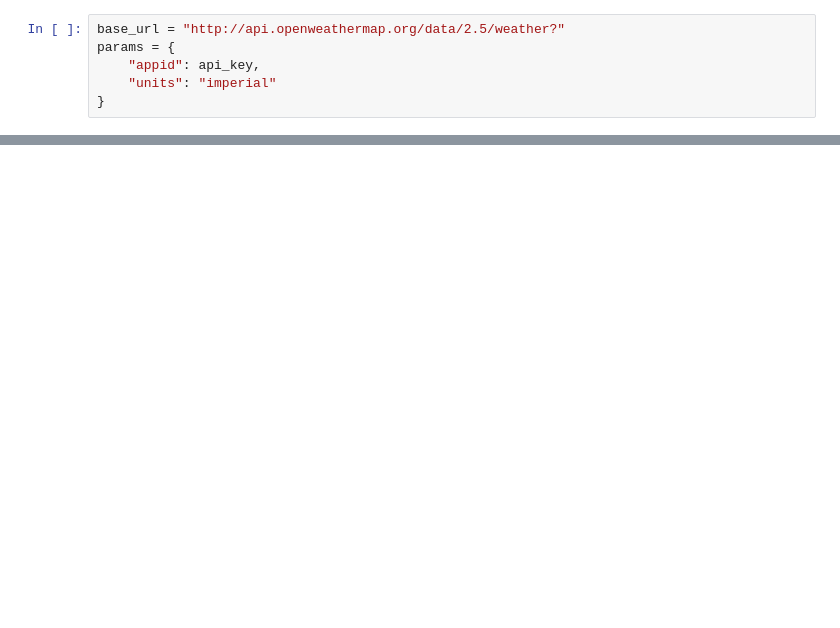
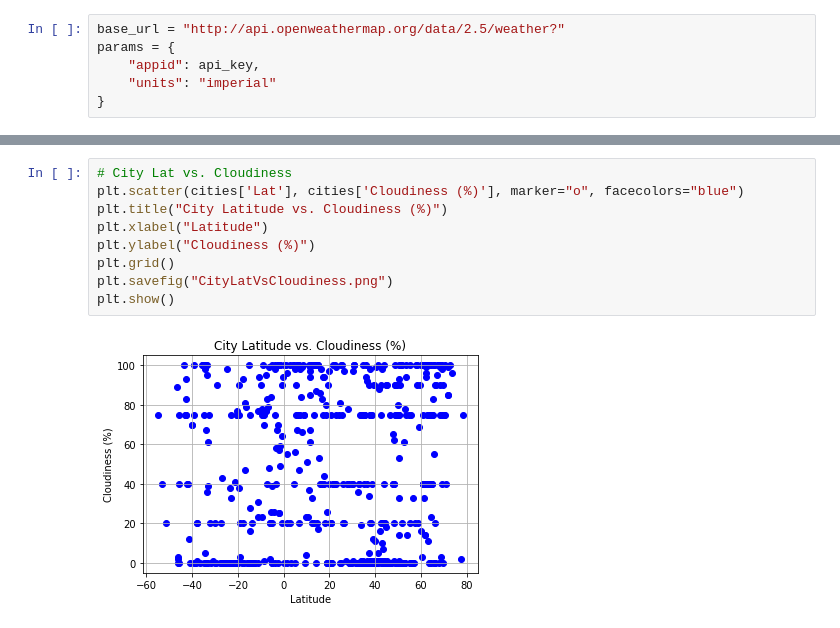
Before and after one commit to scross7/python-api-challenge, a Jupyter notebook: WeatherPy.ipynb, the cells around one changed output, grey strips where cells are left out. Drawn from its saved outputs; the diff is of its cells as text; blank space fills up the shorter version.

```diff
--- a/WeatherPy.ipynb
+++ b/WeatherPy.ipynb
@@ -143,0 +175,11 @@ for x in range(len(indices)):
+# %%
+# City Lat vs. Cloudiness
+plt.scatter(cities['Lat'], cities['Cloudiness (%)'], marker="o", facecolors="blue")
+plt.title("City Latitude vs. Cloudiness (%)")
+plt.xlabel("Latitude")
+plt.ylabel("Cloudiness (%)")
+plt.grid()
+plt.savefig("CityLatVsCloudiness.png")
+plt.show()
+# %% [output]
+[figure, added]
```
Also changed, not shown: parts of 11 cells of this notebook, 5 other files.
